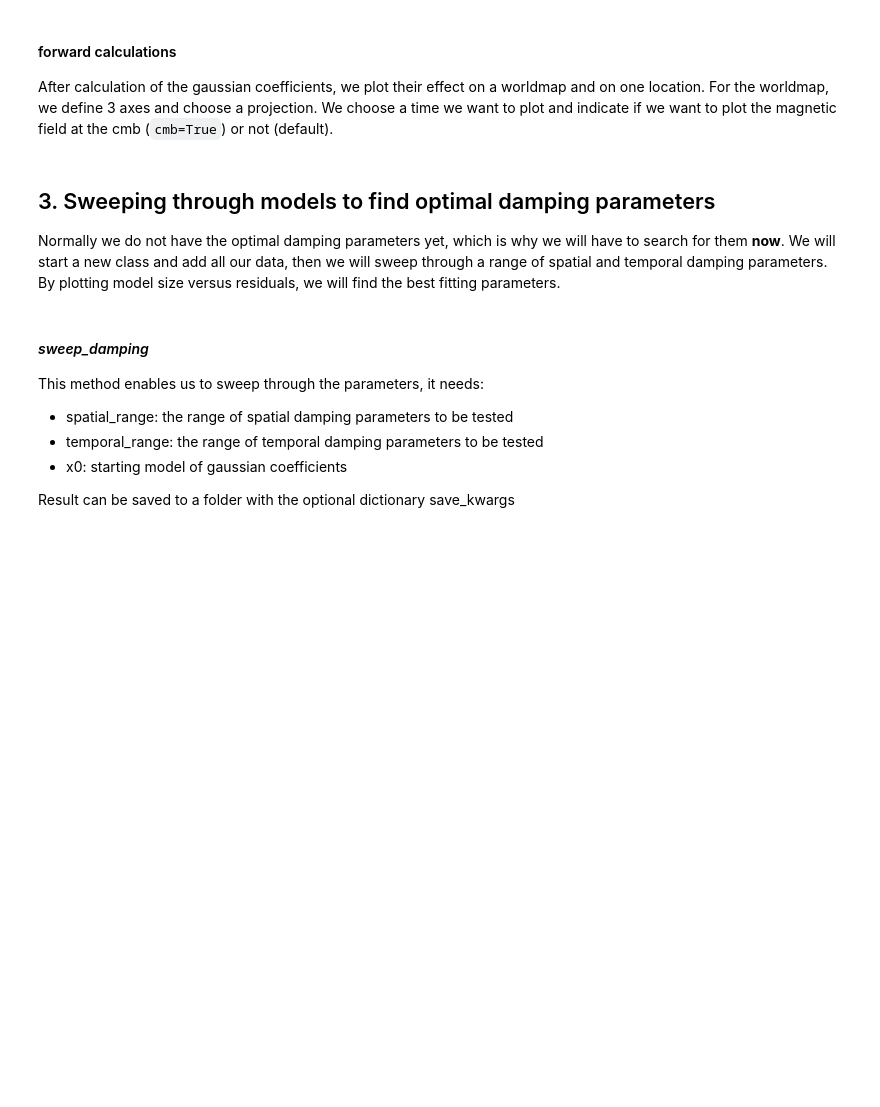
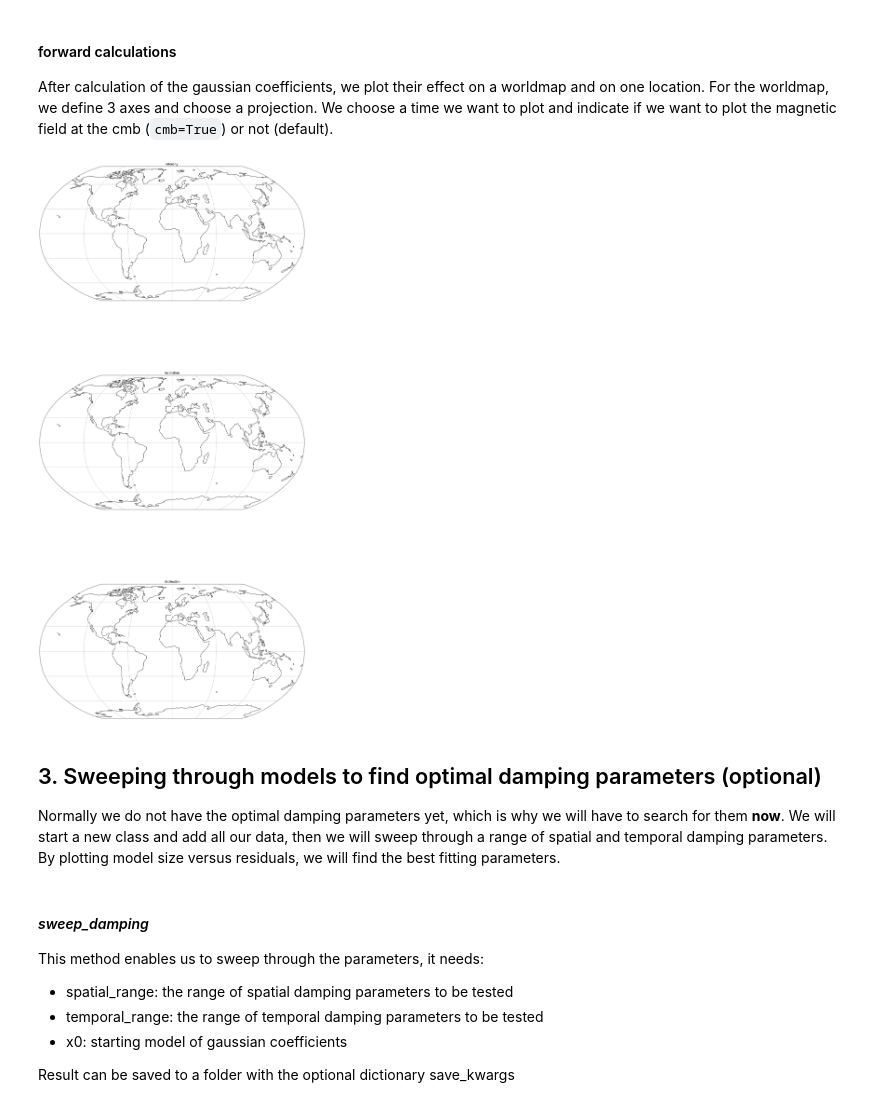
Before and after one commit to outfrenk/pymaginverse, a Jupyter notebook: doc/Tutorial Geomagnetic Field Inversions.ipynb, the cells around one changed output. Cells and saved outputs as stored; diff of their text form; code cells hidden in the pictures; blank space fills up the shorter version.

```diff
--- a/doc/Tutorial Geomagnetic Field Inversions.ipynb
+++ b/doc/Tutorial Geomagnetic Field Inversions.ipynb
@@ -61,35 +73,45 @@ plt.show()
 # %%
 # Now we fit the rest, but do not show the output
-# By providing output='YOUR_PATH_NAME' you can observe the plots
+# By calling plot_tools.plot_station like above you can observe the plots
 valet_1989 = StationData(lat[0], lon[0])
 valet_1989.add_data('int', (pd.read_excel(excel, 'Valet_1989').iloc[:, [4, 5]].dropna().T.values.tolist()), 1000, error=[0.01])
 valet_1989.add_data('inc', (pd.read_excel(excel, 'Valet_1989').iloc[:, [0, 1]].dropna().T.values.tolist()), 1000, error=[np.radians(1)])
 valet_1989.add_data('dec', (pd.read_excel(excel, 'Valet_1989').iloc[:, [2, 3]].dropna().T.values.tolist()), 1000, error=[np.radians(1)])
-valet_1989.fitting()
+valet_1989.fitting('int', order=10, method='polyfit')
+valet_1989.fitting('inc', order=10, method='polyfit')
+valet_1989.fitting('dec', order=10, method='polyfit')
 
 haneda_2020 = StationData(lat[1], lon[1])
 haneda_2020.add_data('int', (pd.read_excel(excel, 'Haneda_2020').iloc[:, [4, 5]].dropna().T.values.tolist()), 1000, error=[0.01])
 haneda_2020.add_data('inc', (pd.read_excel(excel, 'Haneda_2020').iloc[:, [0, 1]].dropna().T.values.tolist()), 1000, error=[np.radians(1)])
 haneda_2020.add_data('dec', (pd.read_excel(excel, 'Haneda_2020').iloc[:, [2, 3]].dropna().T.values.tolist()), 1000, error=[np.radians(1)])
-haneda_2020.fitting()
+haneda_2020.fitting('int', order=10, method='polyfit')
+haneda_2020.fitting('inc', order=10, method='polyfit')
+haneda_2020.fitting('dec', order=10, method='polyfit')
 
 valet_1988 = StationData(lat[3], lon[3])
 valet_1988.add_data('int', (pd.read_excel(excel, 'Valet_1988').iloc[:, [4, 5]].dropna().T.values.tolist()), 1000, error=[0.01])
 valet_1988.add_data('inc', (pd.read_excel(excel, 'Valet_1988').iloc[:, [0, 1]].dropna().T.values.tolist()), 1000, error=[np.radians(1)])
 valet_1988.add_data('dec', (pd.read_excel(excel, 'Valet_1988').iloc[:, [2, 3]].dropna().T.values.tolist()), 1000, error=[np.radians(1)])
-valet_1988.fitting(order=[3, 14, 10], smoothing=[0.02, None, None], method=['USpline', 'polyfit', 'polyfit'])
+valet_1988.fitting('int', order=3, smoothing=0.02, method='USpline')
+valet_1988.fitting('inc', order=14, method='polyfit')
+valet_1988.fitting('dec', order=10, method='polyfit')
 
 valet_2014 = StationData(lat[4], lon[4])
 valet_2014.add_data('int', (pd.read_excel(excel, 'Valet_2014').iloc[:, [4, 5]].dropna().T.values.tolist()), 1000, error=[0.01])
 valet_2014.add_data('inc', (pd.read_excel(excel, 'Valet_2014').iloc[:, [0, 1]].dropna().T.values.tolist()), 1000, error=[np.radians(1)])
 valet_2014.add_data('dec', (pd.read_excel(excel, 'Valet_2014').iloc[:, [2, 3]].dropna().T.values.tolist()), 1000, error=[np.radians(1)])
-valet_2014.fitting(order=[8, 8, 5])
+valet_2014.fitting('int', order=8, method='polyfit')
+valet_2014.fitting('inc', order=8, method='polyfit')
+valet_2014.fitting('dec', order=5, method='polyfit')
 
 channell_2000 = StationData(lat[5], lon[5])
 channell_2000.add_data('int', (pd.read_excel(excel, 'Channell_2000').iloc[:, [4, 5]].dropna().T.values.tolist()), 1000, error=[0.01])
 channell_2000.add_data('inc', (pd.read_excel(excel, 'Channell_2000').iloc[:, [0, 1]].dropna().T.values.tolist()), 1000, error=[np.radians(1)])
 channell_2000.add_data('dec', (pd.read_excel(excel, 'Channell_2000').iloc[:, [2, 3]].dropna().T.values.tolist()), 1000, error=[np.radians(1)])
-channell_2000.fitting(order=[15, 10, 10])
+channell_2000.fitting('int', order=15, method='polyfit')
+channell_2000.fitting('dec', order=10, method='polyfit')
+channell_2000.fitting('inc', order=10, method='polyfit')
 # %% [markdown]
 Our data is now ready to be used in the next step
 - Note: be sure to respect the boundaries for latitude and longitude values
@@ -108,8 +130,6 @@ More parameters can be changed, but we will not do that for now.
 `FieldInversion?`
 # %%
 # input modeled time array; from 3000 to 17000 with steps of 100 yr
-test_inv = FieldInversion(time_array = np.linspace(3000, 17000, 141), verbose=True)
-
-# FieldInversion?
+test_inv = FieldInversion(time_array = np.linspace(3000, 17000, 141), maxdegree=1, verbose=True)
 # %% [markdown]
 #### *add_data*
@@ -147,5 +190,5 @@ we also set the maximum amount of iterations to 20. Additionally, you can impose
 # %%
 # our starting model should be as long as the number of gaussian coefficients, i.e. 15.
-x0 = np.zeros(15)
+x0 = np.zeros(3)
 x0[0] = -3
-test_inv.run_inversion(x0, max_iter=20)
+test_inv.run_inversion(x0, max_iter=100)
@@ -219,11 +291,13 @@ After calculation of the gaussian coefficients, we plot their effect on a worldm
 # %%
 # set three axes and apply a Robinson world projection
 fig, axes = plt.subplots(nrows=3, figsize=(20, 45), subplot_kw={'projection': ccrs.Robinson()})
 # call the function; input axes and inversion class, but also wished projection, plot time, and optional plotting keywords
-axes = plot_tools.plot_world(axes, test_inv, proj=ccrs.PlateCarree(), time=17000)
+axes = plot_tools.plot_world(axes, test_inv, proj=ccrs.PlateCarree(), time=3000)
 plt.show()
+# %% [output]
+[figure, added]
 # %% [markdown]
-## 3. Sweeping through models to find optimal damping parameters
+## 3. Sweeping through models to find optimal damping parameters (optional)
 Normally we do not have the optimal damping parameters yet, which is why we will have to search for them **now**.
 We will start a new class and add all our data, then we will sweep through a range of spatial and temporal damping parameters. By plotting model size versus residuals, we will find the best fitting parameters.
 # %%
```
Also changed, not shown: parts of 24 cells of this notebook, 1 other file.
